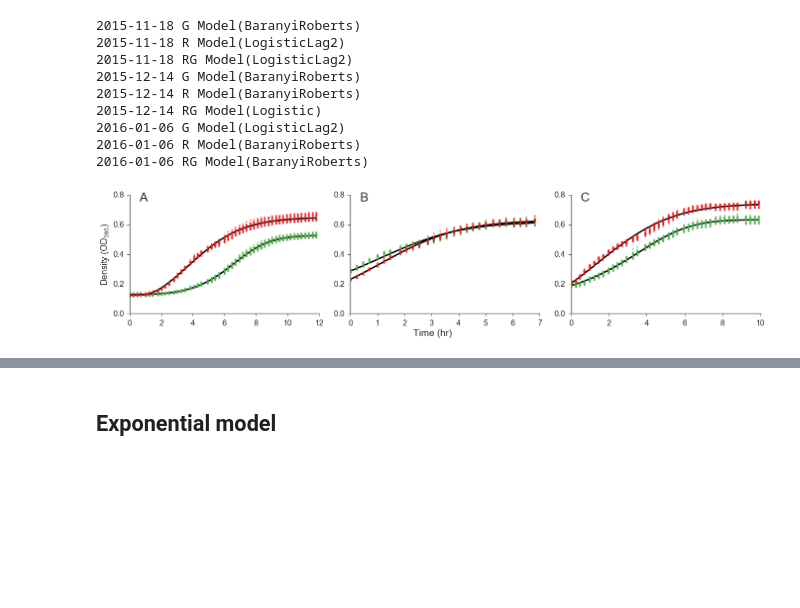
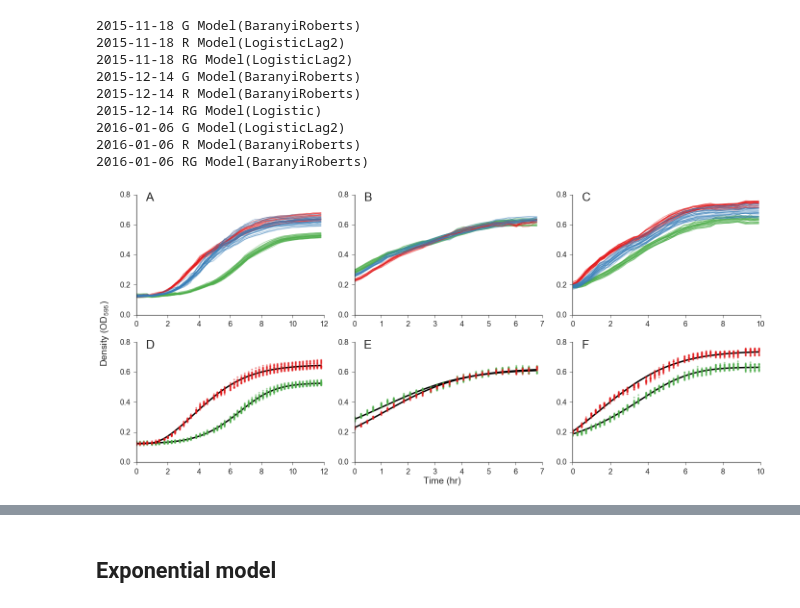
Before and after one commit to yoavram/curveball_ms, a Jupyter notebook: supp.ipynb, the cells around one changed output, grey strips where cells are left out. Saved outputs shown, nothing was run; the diff lists cells and outputs as text; code cells hidden in the pictures; blank space fills up the shorter version.

```diff
--- a/supp.ipynb
+++ b/supp.ipynb
@@ -53,7 +53,9 @@ Curveball,  0.2.5+11.gbb7311e
 Working folder: /Users/yoavram/Work/curveball_project/ms
 # %%
 def fig_xlabel(fig, label):
-    fig.text(0.5, 0, label, horizontalalignment='center', verticalalignment='bottom')
+    return fig.text(0.5, 0, label, horizontalalignment='center', verticalalignment='bottom')
+def fig_ylabel(fig, label):
+    return fig.text(0, 0.5, label, rotation='vertical', horizontalalignment='right', verticalalignment='center')
 # %%
 datasets = collections.OrderedDict()
 datasets['2015-11-18'] = {
@@ -72,7 +74,7 @@ datasets['2015-12-14'] = {
     'OD_file': os.path.join(folder, 'tecan', 'Yoav_141215.xlsx'),
     'max_time': 7,
     'bad_wells': ['{}{}'.format(c, i) for c in 'ABCDEFGH' for i in range(4, 8)] + # used for flow samples
-                 ['B10','B11','C10','A11','E11','A12'] + # red outliers
+                 ['B10','B11','C10','A11','E11','A12', 'H11', 'G11', 'F11'] + # red outliers
                  ['D8','H8'], # RG outliers
     'flow_summary_file': os.path.join(folder, 'flow', 'flow_df_2015-12-14.csv'),
     'lag': False,
@@ -221,38 +159,58 @@ for name, ds in datasets.items():
 2016-01-06 RG Model(BaranyiRoberts)
 # %%
 cols = len(datasets)
-fig, ax = plt.subplots(1, cols, sharex=False, sharey=False, figsize=(width * cols, height))
+rows = 2
+fig, ax = plt.subplots(rows, cols, sharex=False, sharey=False, figsize=(width * cols, height * rows))
 if not isinstance(ax, np.ndarray):
     ax = np.array([ax])
-for i,(name, ds) in enumerate(datasets.items()):
-    ds['model_G'].plot_fit(ax=ax[i], fit_kws=dict(color='k',  ls=fit_ls, lw=3), data_kws=dict(color=green,alpha=0.5, marker='.'), init_kws={'ls':''})
-    ds['model_R'].plot_fit(ax=ax[i], fit_kws=dict(color='k',  ls=fit_ls, lw=3), data_kws=dict(color=red, alpha=0.5, marker='.'), init_kws={'ls':''})
+for i, (name, ds) in enumerate(datasets.items()):
+    # plot curves
+    grouped = ds['dfG'].groupby('Well')
+    grouped.plot('Time', 'OD', color=green, alpha=0.5, ax=ax[0, i])
+    grouped = ds['dfR'].groupby('Well')
+    grouped.plot('Time', 'OD', color=red, alpha=0.5, ax=ax[0, i])
+    grouped = ds['dfRG'].groupby('Well')
+    grouped.plot('Time', 'OD', color=blue, alpha=0.5, ax=ax[0, i])
+
+    ax[0, i].set(
+        title='',
+        xlabel=''
+    )
+    if 'ylim' in ds:
+        ax[0, i].set_ylim(ds['ylim'])
+        dy = (ds['ylim'][1] - ds['ylim'][0]) / 4
+        ax[0, i].set_yticks(np.arange(ds['ylim'][0], ds['ylim'][1] + dy, dy))
+    ax[0, i].set(ylabel='')
+    ax[0, i].legend().set_visible(False)
+    # plot fit with data markers
+    ds['model_G'].plot_fit(ax=ax[1, i], fit_kws=dict(color='k',  ls=fit_ls, lw=3), data_kws=dict(color=green,alpha=0.5, marker='.'), init_kws={'ls':''})
+    ds['model_R'].plot_fit(ax=ax[1, i], fit_kws=dict(color='k',  ls=fit_ls, lw=3), data_kws=dict(color=red, alpha=0.5, marker='.'), init_kws={'ls':''})
     #ds['model_RG'].plot_fit(ax=ax[i], fit_kws={'color':blue}, data_kws={'color':blue,'alpha':0.5, 'marker':'.'}, init_kws={'ls':''})
 
-    ax[i].set(
+    ax[1, i].set(
         title='',
         xlabel='',
     )
     if 'ylim' in ds:
-        ax[i].set_ylim(ds['ylim'])
+        ax[1, i].set_ylim(ds['ylim'])
         dy = (ds['ylim'][1] - ds['ylim'][0]) / 4
-        ax[i].set_yticks(np.arange(ds['ylim'][0], ds['ylim'][1] + dy, dy))
-    if i == 0:
-        ax[i].set(ylabel=r'Density ($OD_{595}$)')
-    else:
-        ax[i].set(ylabel='')
-    ax[i].legend().set_visible(False)
+        ax[1, i].set_yticks(np.arange(ds['ylim'][0], ds['ylim'][1] + dy, dy))
+    ax[1, i].set(ylabel='')
+    ax[1, i].legend().set_visible(False)
+    ax[0, i].set_xlim(ax[1, i].get_xlim())
+    ax[0, i].set_xticks(ax[1, i].get_xticks())
 
-fig_xlabel(fig, 'Time (hr)')
-for i,axes in enumerate(ax.flatten()):
-    axes.annotate('ABCD'[i], (0.05, 0.95), xycoords='axes fraction', fontsize=panel_label_size)
+txt_x = fig_xlabel(fig, 'Time (hr)')
+txt_y = fig_ylabel(fig, r'Density ($OD_{595}$)')
+for i, axes in enumerate(ax.flatten()):
+    axes.annotate('ABCDEFG'[i], (0.05, 0.95), xycoords='axes fraction', fontsize=panel_label_size)
 
 fig.tight_layout()
 sns.despine()
-fig.savefig('Fig-model_fitting.png')
-fig.savefig('Fig-model_fitting.pdf', dpi=300)
+fig.savefig('Fig-model_fitting.png', bbox_inches='tight', bbox_extra_artists=[txt_x, txt_y])
+fig.savefig('Fig-model_fitting.pdf', dpi=300, bbox_inches='tight', bbox_extra_artists=[txt_x, txt_y])
 # %% [output]
-[figure, old version]
+[figure, new version]
 # %%
 for name, ds in datasets.items():
     print(name)
```
Also changed, not shown: parts of 16 cells of this notebook, 1 other file.
